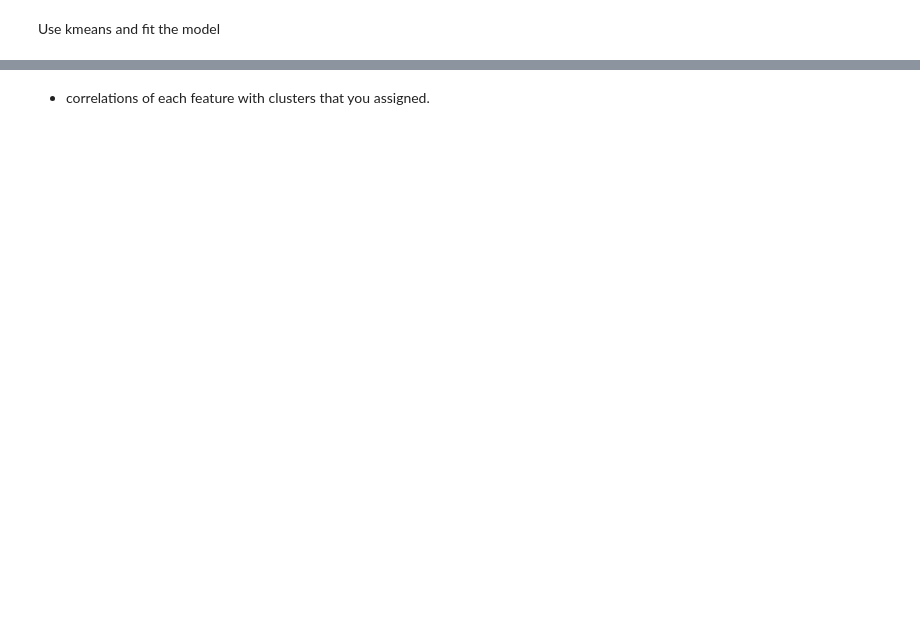
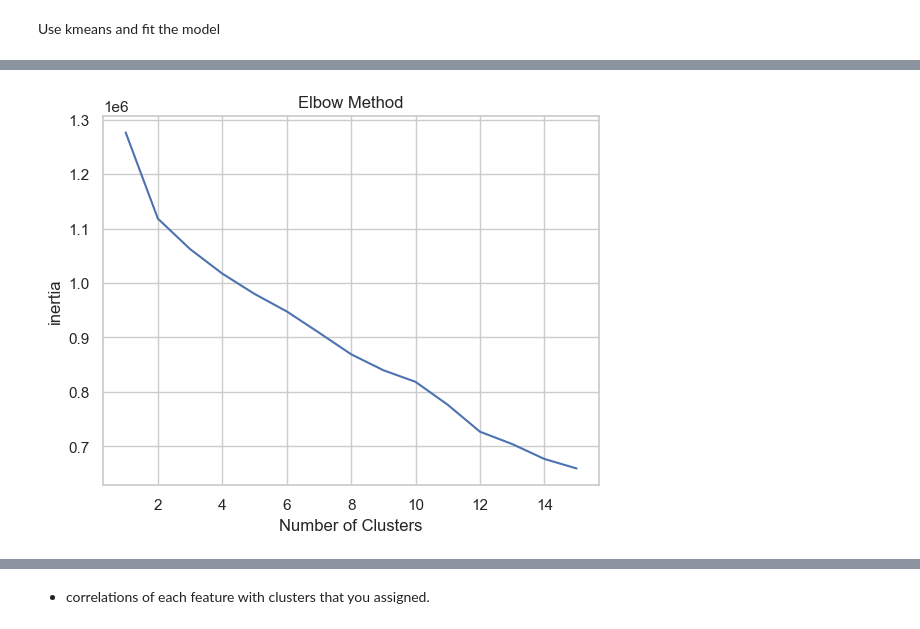
Before and after one commit to alizahedzadeh/Machine-Learning-Course, a Jupyter notebook: Homeworks/HW06/Machine_Learning_HW06.ipynb, the cells around one changed output, grey strips where cells are left out. Cells and saved outputs as stored; diff of their text form; code cells hidden in the pictures; blank space fills up the shorter version.

```diff
--- a/Homeworks/HW06/Machine_Learning_HW06.ipynb
+++ b/Homeworks/HW06/Machine_Learning_HW06.ipynb
@@ -414,6 +414,8 @@ plt.legend(title='Loan Status', loc='upper right')
 plt.show()
 # %% [output]
 [figure]
+# %%
+df.drop(columns=['age_group'], inplace=True)
 # %% [markdown]
 - try to undertand marital status distribution of customers.
 # %% [markdown]
@@ -696,0 +768,18 @@ Name: education, dtype: int64
+# %%
+from sklearn.preprocessing import LabelEncoder
+
+# One-hot encoding for 'job', 'marital', 'contact' columns
+df = pd.get_dummies(df, columns=['job', 'marital', 'contact'], prefix=['job', 'marital', 'contact'], drop_first=True)
+
+# Label encoding for 'default', 'housing', 'loan', 'month', 'day_of_week', 'poutcome', 'subscribed' columns
+label_columns = ['default', 'housing', 'loan', 'month', 'day_of_week', 'poutcome', 'subscribed']
+label_encoder = LabelEncoder()
+
+for column in label_columns:
+    df[column + '_encoded'] = label_encoder.fit_transform(df[column])
+
+# Drop the original columns after encoding
+df.drop(columns=label_columns, inplace=True)
+
+# Display the updated DataFrame
+df.head()
@@ -696,0 +816,9 @@ Name: education, dtype: int64
+# %%
+from sklearn.preprocessing import StandardScaler
+
+# Initialize the StandardScaler
+scaler = StandardScaler()
+
+# Apply standard scaling to the entire DataFrame
+scaled_data = scaler.fit_transform(df)
+scaled_data
@@ -700,0 +859,18 @@ Use kmeans and fit the model
+# %%
+from sklearn.cluster import KMeans
+
+# Determine the optimal number of clusters using the Elbow Method
+wcss = []
+for i in range(1, 16):
+    kmeans = KMeans(n_clusters=i, max_iter=300, n_init=15, random_state=42)
+    kmeans.fit(scaled_data)
+    wcss.append(kmeans.inertia_)
+
+# Plot the Elbow Method to find the optimal number of clusters
+plt.plot(range(1, 16), wcss)
+plt.title('Elbow Method')
+plt.xlabel('Number of Clusters')
+plt.ylabel('inertia')
+plt.show()
+# %% [output]
+[figure, added]
```
Also changed, not shown: parts of 35 cells of this notebook.
